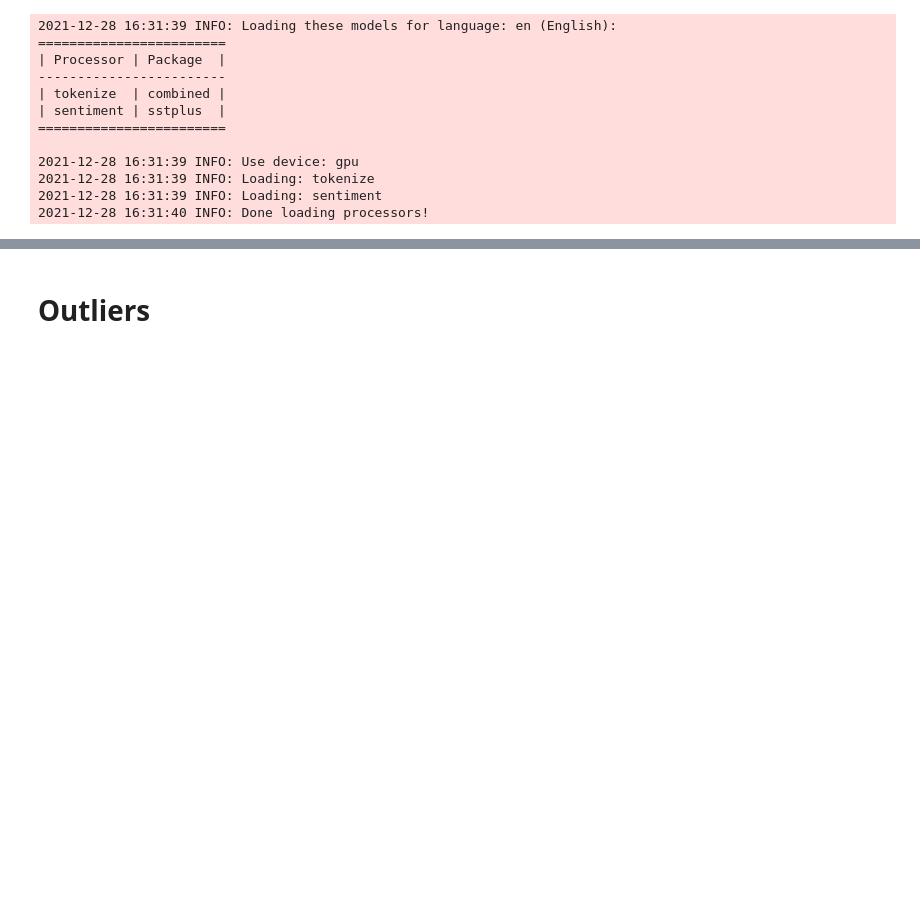
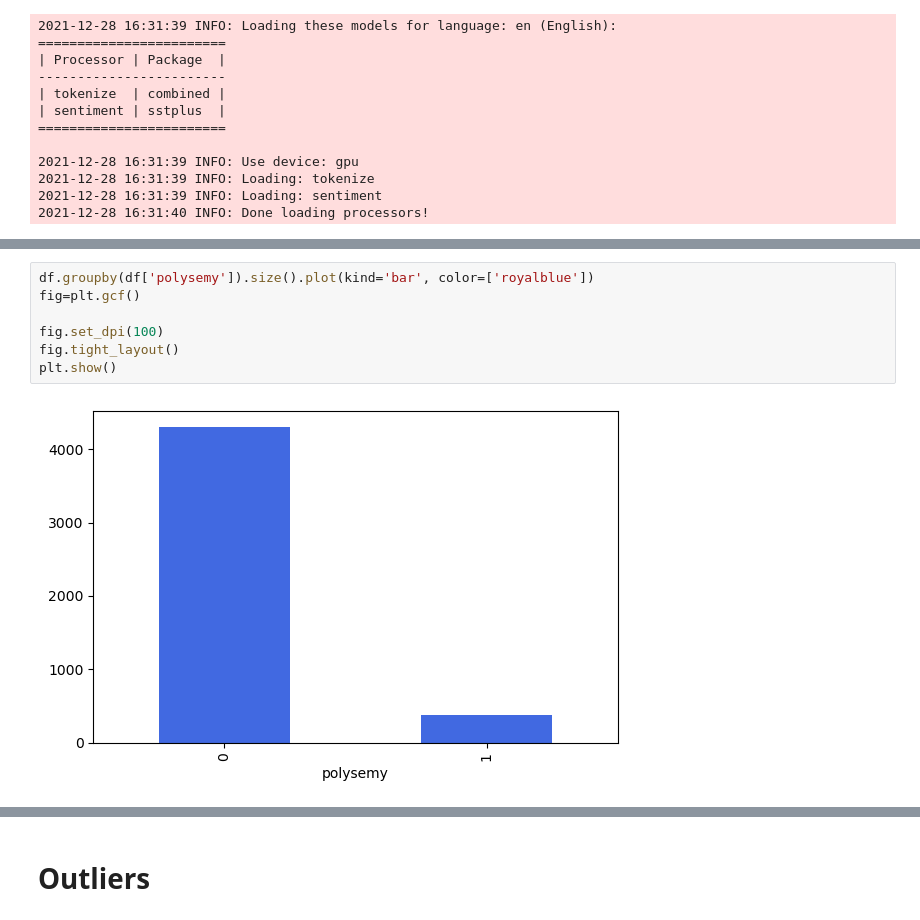
Before and after one commit to michelepapucci/data-mining-project, a Jupyter notebook: data_understanding.ipynb, the cells around one changed output, grey strips where cells are left out. Cells and saved outputs as stored; diff of their text form; blank space fills up the shorter version.

```diff
--- a/data_understanding.ipynb
+++ b/data_understanding.ipynb
@@ -356,0 +418,9 @@ for index, row in df.iterrows():
+# %%
+df.groupby(df['polysemy']).size().plot(kind='bar', color=['royalblue'])
+fig=plt.gcf()
+
+fig.set_dpi(100)
+fig.tight_layout()
+plt.show()
+# %% [output]
+[figure, added]
```
Also changed, not shown: parts of 19 cells of this notebook, 2 other files.
